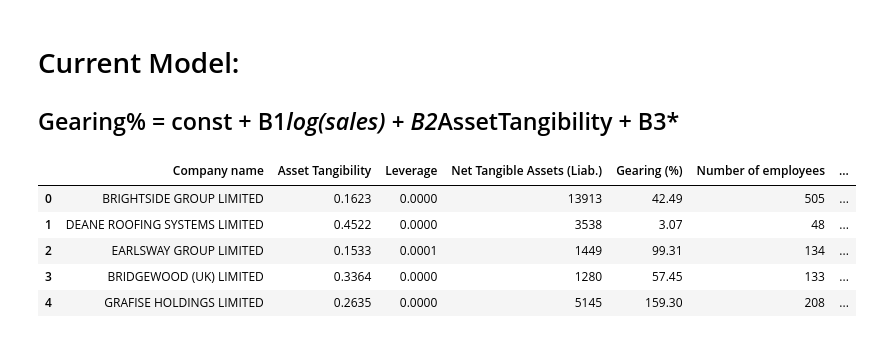
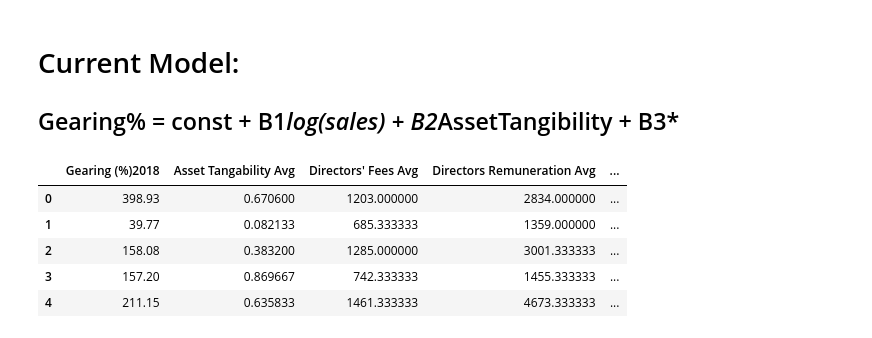
Before and after one commit to 0xNathanW/Financial-Econ-Coursework, a Jupyter notebook: EDA.ipynb, the cells around one changed output. Cells and saved outputs as stored; diff of their text form; code cells hidden in the pictures.

```diff
--- a/EDA.ipynb
+++ b/EDA.ipynb
@@ -9,12 +9,12 @@ import seaborn as sns
 ## Gearing% = const + B1*log(sales) + B2*AssetTangibility + B3* ##
 # %%
 # Import data from csv.
-df = pd.read_csv('./CleanData.csv', encoding="UTF-8")
+df = pd.read_csv('./RegressionData.csv', encoding="UTF-8")
 df.head()
 # %% [output]
-|  | Company name | Asset Tangibility | Leverage | Net Tangible Assets (Liab.) | Gearing (%) | Number of employees | ... |
-| 0 | BRIGHTSIDE GROUP LIMITED | 0.1623 | 0.0000 | 13913 | 42.49 | 505 | ... |
-| 1 | DEANE ROOFING SYSTEMS LIMITED | 0.4522 | 0.0000 | 3538 | 3.07 | 48 | ... |
-| 2 | EARLSWAY GROUP LIMITED | 0.1533 | 0.0001 | 1449 | 99.31 | 134 | ... |
-| 3 | BRIDGEWOOD (UK) LIMITED | 0.3364 | 0.0000 | 1280 | 57.45 | 133 | ... |
-| 4 | GRAFISE HOLDINGS LIMITED | 0.2635 | 0.0000 | 5145 | 159.30 | 208 | ... |
+|  | Gearing (%)2018 | Asset Tangability Avg | Directors' Fees Avg | Directors Remuneration Avg | ... |
+| 0 | 398.93 | 0.670600 | 1203.000000 | 2834.000000 | ... |
+| 1 | 39.77 | 0.082133 | 685.333333 | 1359.000000 | ... |
+| 2 | 158.08 | 0.383200 | 1285.000000 | 3001.333333 | ... |
+| 3 | 157.20 | 0.869667 | 742.333333 | 1455.333333 | ... |
+| 4 | 211.15 | 0.635833 | 1461.333333 | 4673.333333 | ... |
```
Also changed, not shown: parts of 14 cells of this notebook, 3 other files.
